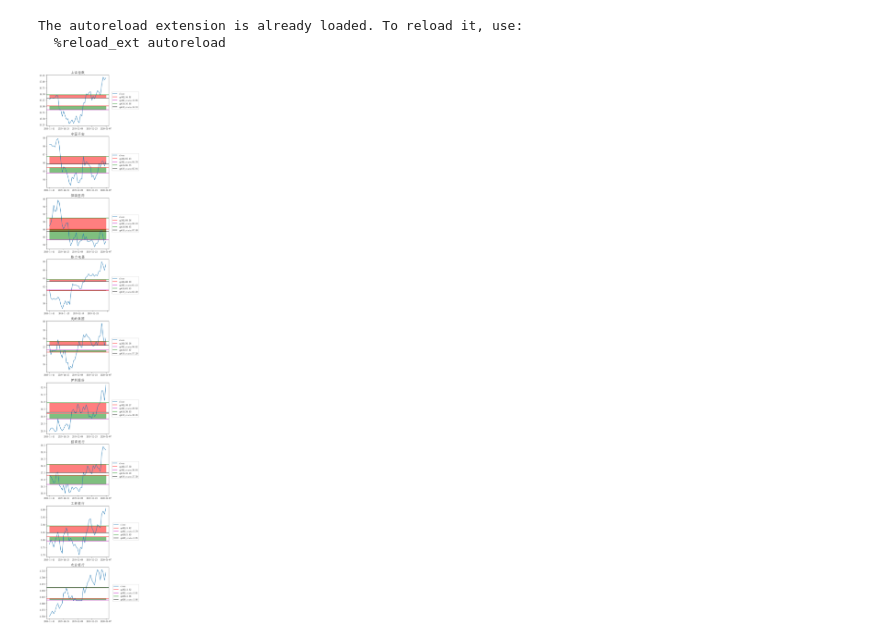
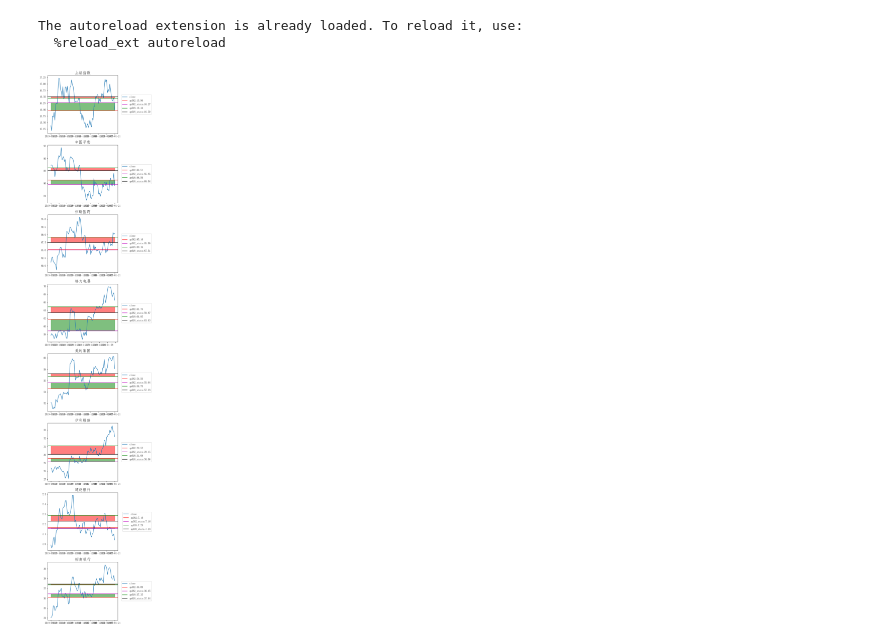
Before and after one commit to xp19870106/StockAnalysis, a Jupyter notebook: main.ipynb, the cells around one changed output. Cells and saved outputs as stored; diff of their text form; code cells hidden in the pictures.

```diff
--- a/main.ipynb
+++ b/main.ipynb
@@ -1,29 +1,30 @@
 # %%
 %load_ext autoreload
 %autoreload 1
 %aimport plot_golden
 import importlib
 import numpy as np
 import pandas as pd
 
 importlib.reload(plot_golden)
 
 input = pd.DataFrame(np.array([
     ['上证指数', '000001'],
     ['中国平安', '601318'],
     ['恒瑞医药', '600276'],
     ['格力电器', '000651'],
     ['美的集团', '000333'],
     ['伊利股份', '600887'],
+    ['建设银行', '601939'],
     ['招商银行', '600036']]),
                     columns=['name', 'code'])
 
 
-plot_golden.plot_golden(input, 60)
+plot_golden.plot_golden(input, 120)
 # %% [output]
 The autoreload extension is already loaded. To reload it, use:
   %reload_ext autoreload
-[figure, old version]
+[figure, new version]
 # %%
 %load_ext autoreload
 %autoreload 1
```
Also changed, not shown: parts of 1 cell of this notebook.
